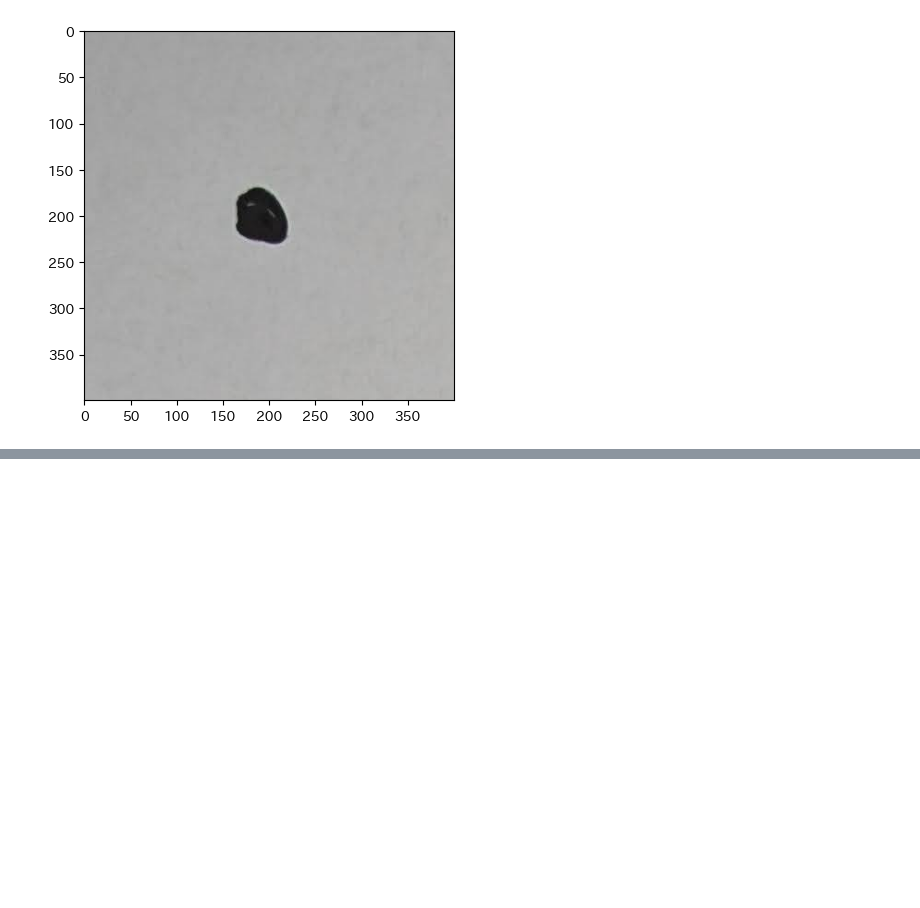
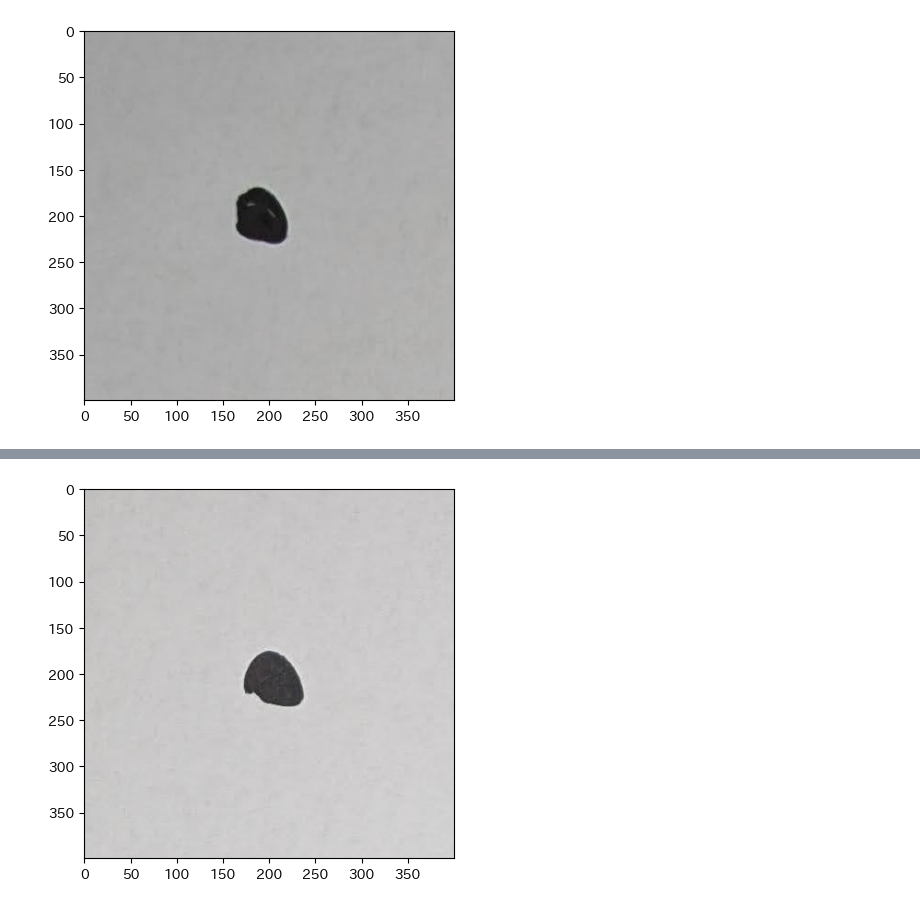
Before and after one commit to Takayoshi-Matsuyama/image_processing, a Jupyter notebook: split_multi_dot_image.ipynb, the cells around one changed output, grey strips where cells are left out. Saved outputs shown, nothing was run; the diff lists cells and outputs as text; code cells hidden in the pictures; blank space fills up the shorter version.

```diff
--- a/split_multi_dot_image.ipynb
+++ b/split_multi_dot_image.ipynb
@@ -43,0 +56,4 @@ cropped_image_01 = crop_image(image, left=460, top=690)
+# %%
+cropped_image_05 = crop_image(image, left=1230, top=1390)
+# %% [output]
+[figure, added]
```
Also changed, not shown: parts of 13 cells of this notebook.
